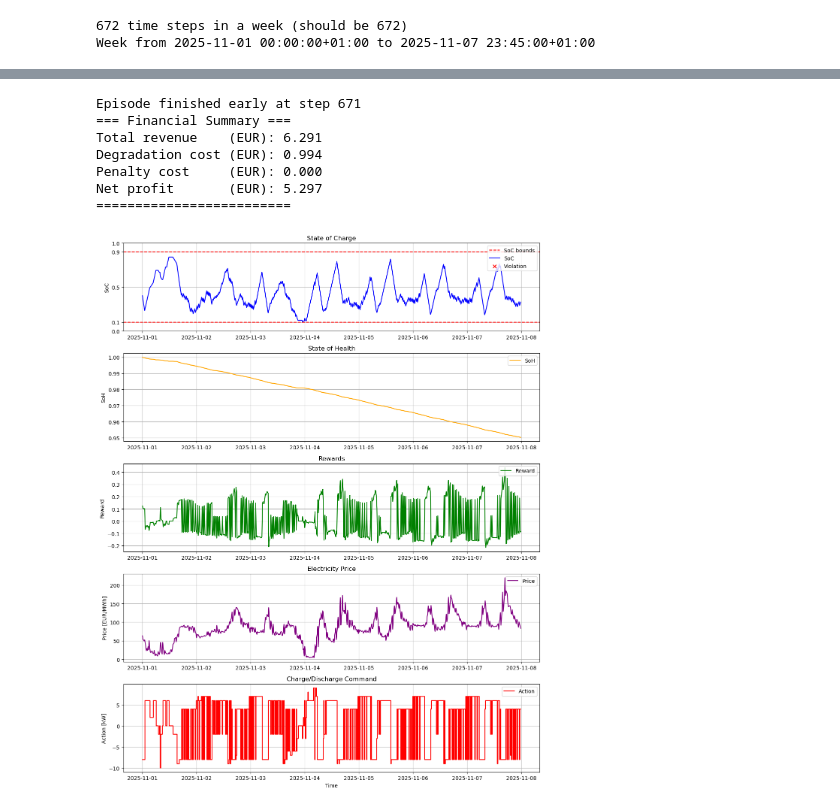
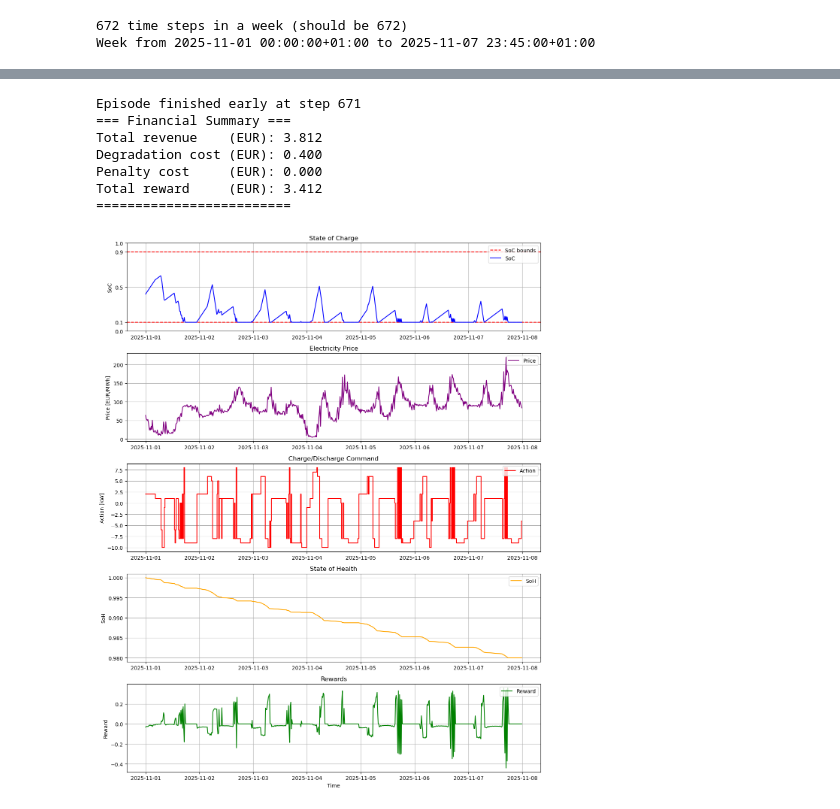
Before and after one commit to cfeng-dev/DRL_BESS, a Jupyter notebook: notebooks/dqn_test.ipynb, the cells around one changed output, grey strips where cells are left out. Cells and saved outputs as stored; diff of their text form; code cells hidden in the pictures.

Commit message:
Update agent test notebook to use price scenario evaluation

```diff
--- a/notebooks/dqn_test.ipynb
+++ b/notebooks/dqn_test.ipynb
@@ -29,6 +30,21 @@ print("Week from", timestamps_eval[0], "to", timestamps_eval[-1])
 672 time steps in a week (should be 672)
 Week from 2025-11-01 00:00:00+01:00 to 2025-11-07 23:45:00+01:00
 # %%
+# --------------------------------------------------
+# Price forecast uncertainty scenarios (deterministic)
+# --------------------------------------------------
+forecast_horizon_hours=3.0 # 3h
+dt_hours=0.25 # 15 min
+forecast_horizon_steps = int(round(forecast_horizon_hours / dt_hours))  # 3h forecast, 15 min steps → 12 steps
+
+price_scenario_gen = PriceScenarioGenerator(
+    horizon_steps=forecast_horizon_steps,
+    sigma0=0.01,       # small uncertainty for near future
+    sigmaH=0.06,       # larger uncertainty for further future
+    schedule="sqrt",   # realistic growth
+    base_seed=1234,    # IMPORTANT: same seed = same scenarios
+)
+
 # ------------------------------------------------
 # Training environment: uses full November 2024 as pool,
 # each episode ~ one week starting at a random index.
@@ -37,18 +53,20 @@ train_env_raw = BatteryEnv(
     price_series=price_train,
     demand_series=None,
     timestamps=timestamps_train,
-    dt_hours=0.25,              # 15 min
+    dt_hours=dt_hours,
     capacity_kWh=50.0,
     p_max_kW=10.0,
-    use_discrete_actions=True,  # required for DQN
+    use_discrete_actions=True,      # required for DQN
     use_price_forecast=True,
-    forecast_horizon_hours=3.0,
-    episode_days=7.0,            # one-week logical episode
+    forecast_horizon_hours=forecast_horizon_hours,
+    episode_days=7.0,              # one-week logical episode
     random_start=True,
-    random_seed=42,
+    random_seed=45,
+    scenario_gen=price_scenario_gen,
+    scenario_id=0,   # fixed scenario for fair comparison
 )
 
-# Wrap with Monitor for SB3 (logs episode stats)
+# Wrap with Monitor for DQN (logs episode stats)
 train_env = Monitor(train_env_raw)
 
 dqn_model = DQN(
@@ -87,43 +105,44 @@ eval_env = BatteryEnv(
     price_series=price_eval,
     demand_series=None,
     timestamps=timestamps_eval,
-    dt_hours=0.25,
+    dt_hours=dt_hours,
     capacity_kWh=50.0,
     p_max_kW=10.0,
     use_discrete_actions=True,
     use_price_forecast=True,
-    forecast_horizon_hours=3.0,
+    forecast_horizon_hours=forecast_horizon_hours,
     episode_days=7.0,             # matches the eval week length
     random_start=False,
     random_seed=123,
+    scenario_gen=price_scenario_gen,
+    scenario_id=0,        # SAME scenario
 )
 
 results = evaluate_rollout(
     model=dqn_model,
     env=eval_env,
 )
 
 evaluate_financials(
     revenue_list=results["revenue"],
     deg_cost_list=results["deg_cost"],
     penalty_list=results["penalty"],
 )
 
 plot_bess_rollout(
     soc_list=results["soc"],
     soh_list=results["soh"],
     reward_list=results["reward"],
     price_list=results["price_true"],
     action_list=results["action"],
-    violated_list=results["violated"],
     timestamps=timestamps_eval,
 )
 # %% [output]
 Episode finished early at step 671
 === Financial Summary ===
-Total revenue    (EUR): 6.291
-Degradation cost (EUR): 0.994
+Total revenue    (EUR): 3.812
+Degradation cost (EUR): 0.400
 Penalty cost     (EUR): 0.000
-Net profit       (EUR): 5.297
+Total reward     (EUR): 3.412
 =========================
-[figure, old version]
+[figure, new version]
```
Also changed, not shown: parts of 2 cells of this notebook, 3 other files.
